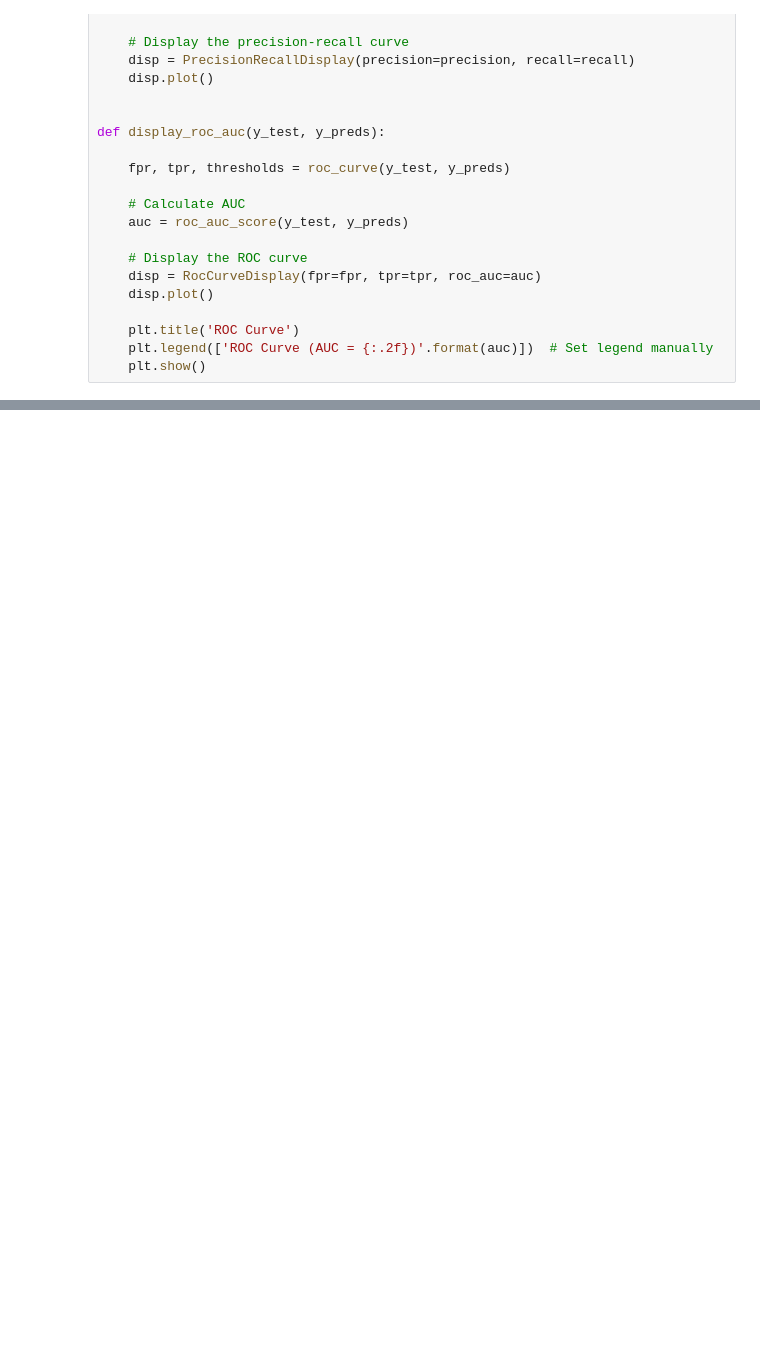
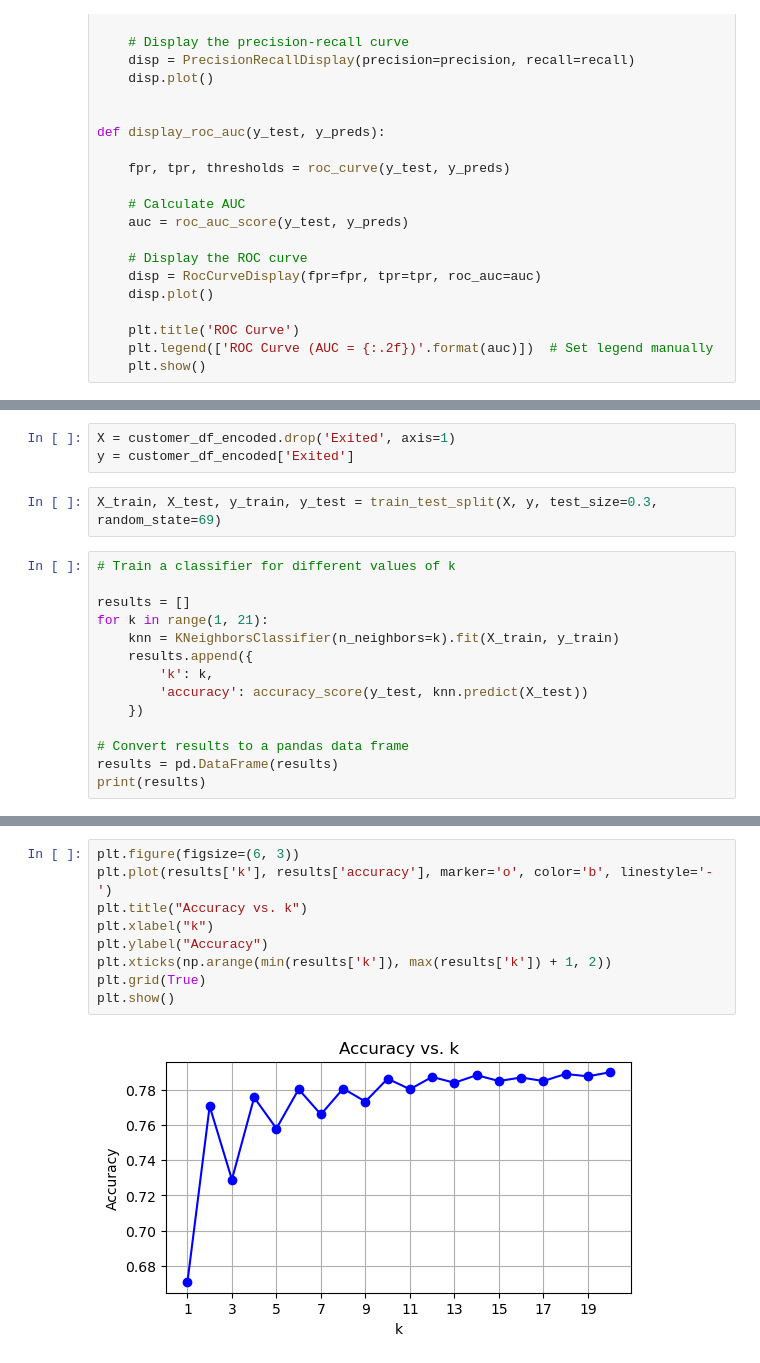
Before and after one commit to adityachache/ML-Notebooks, a Jupyter notebook: Consumer_Churn_Analysis.ipynb, the cells around one changed output, grey strips where cells are left out. Drawn from its saved outputs; the diff is of its cells as text; blank space fills up the shorter version.

```diff
--- a/Consumer_Churn_Analysis.ipynb
+++ b/Consumer_Churn_Analysis.ipynb
@@ -789,0 +600,19 @@ def display_roc_auc(y_test, y_preds):
+# %%
+X = customer_df_encoded.drop('Exited', axis=1)
+y = customer_df_encoded['Exited']
+# %%
+X_train, X_test, y_train, y_test = train_test_split(X, y, test_size=0.3, random_state=69)
+# %%
+# Train a classifier for different values of k
+
+results = []
+for k in range(1, 21):
+    knn = KNeighborsClassifier(n_neighbors=k).fit(X_train, y_train)
+    results.append({
+        'k': k,
+        'accuracy': accuracy_score(y_test, knn.predict(X_test))
+    })
+
+# Convert results to a pandas data frame
+results = pd.DataFrame(results)
+print(results)
@@ -789,0 +637,11 @@ def display_roc_auc(y_test, y_preds):
+# %%
+plt.figure(figsize=(6, 3))
+plt.plot(results['k'], results['accuracy'], marker='o', color='b', linestyle='-')
+plt.title("Accuracy vs. k")
+plt.xlabel("k")
+plt.ylabel("Accuracy")
+plt.xticks(np.arange(min(results['k']), max(results['k']) + 1, 2))
+plt.grid(True)
+plt.show()
+# %% [output]
+[figure, added]
```
Also changed, not shown: parts of 38 cells of this notebook.
